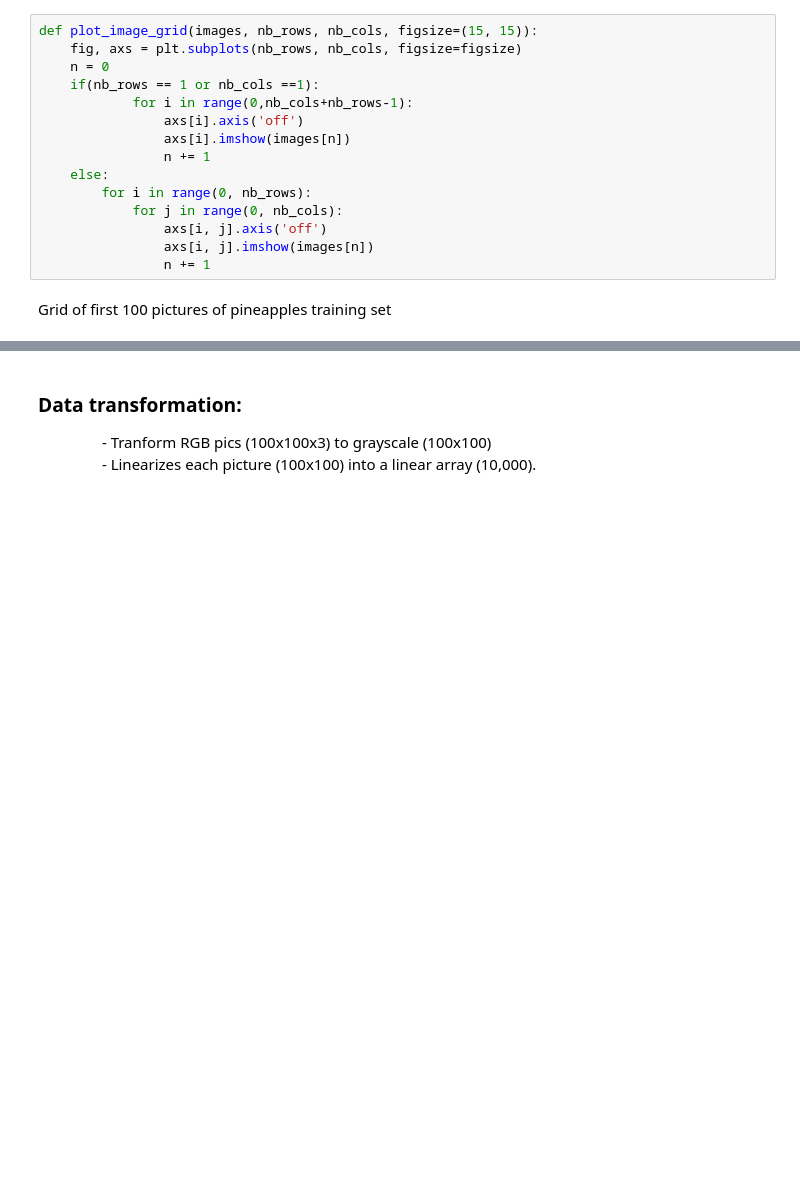
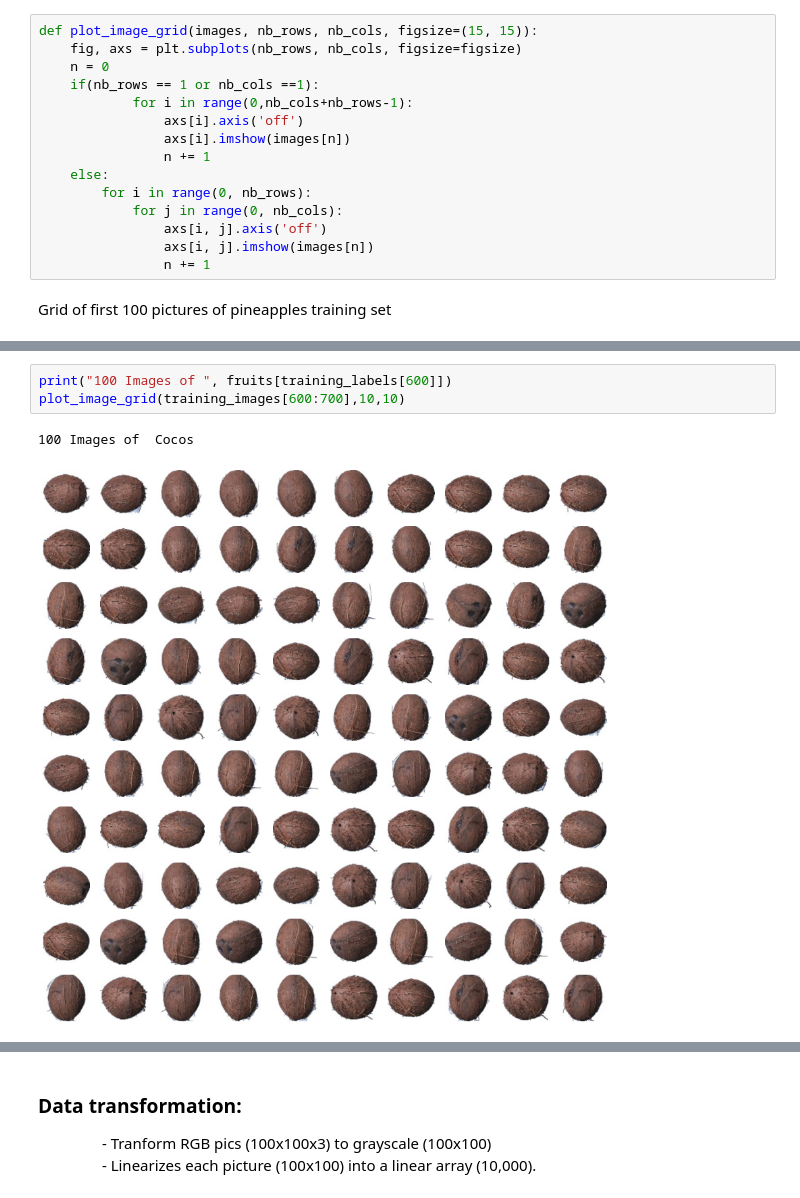
Before and after one commit to youssefg7/Fruit-Classifier, a Jupyter notebook: Project grayscale copy.ipynb, the cells around one changed output, grey strips where cells are left out. Cells and saved outputs as stored; diff of their text form; blank space fills up the shorter version.

```diff
--- a/Project grayscale copy.ipynb
+++ b/Project grayscale copy.ipynb
@@ -83 +85,7 @@ Images of class 0
 [figure]
+# %%
+print("100 Images of ", fruits[training_labels[600]])
+plot_image_grid(training_images[600:700],10,10)
+# %% [output]
+100 Images of  Cocos
+[figure, added]
```
Also changed, not shown: parts of 6 cells of this notebook.
